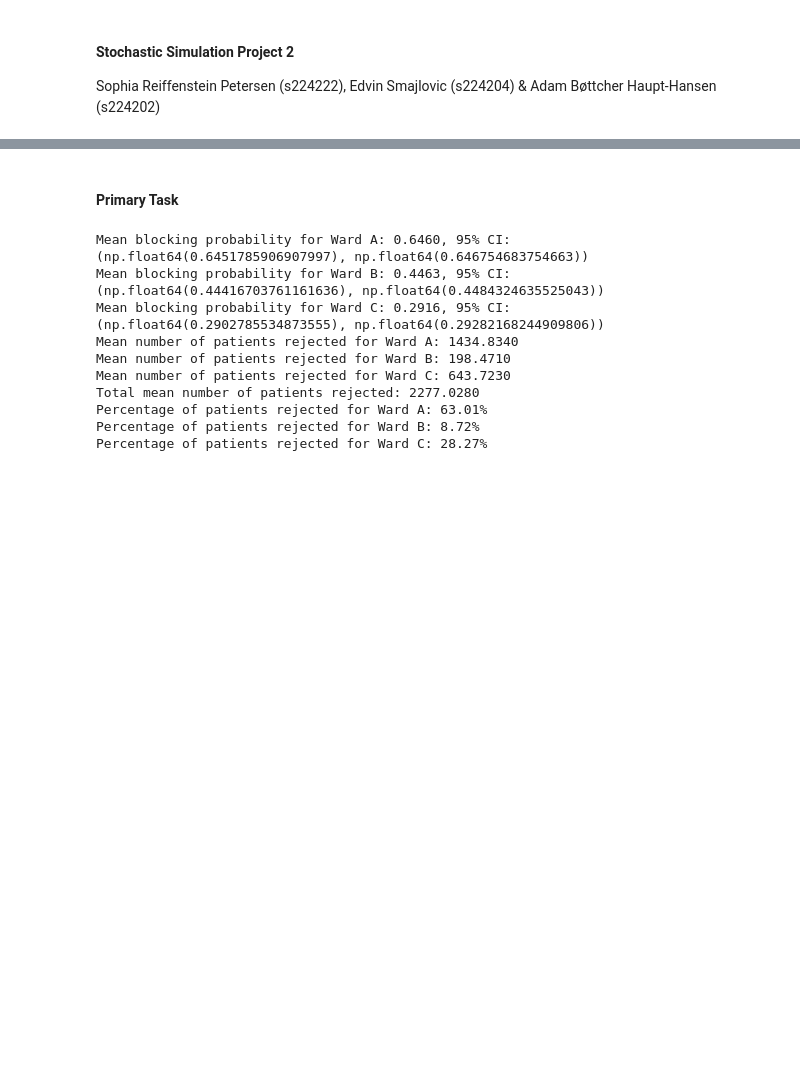
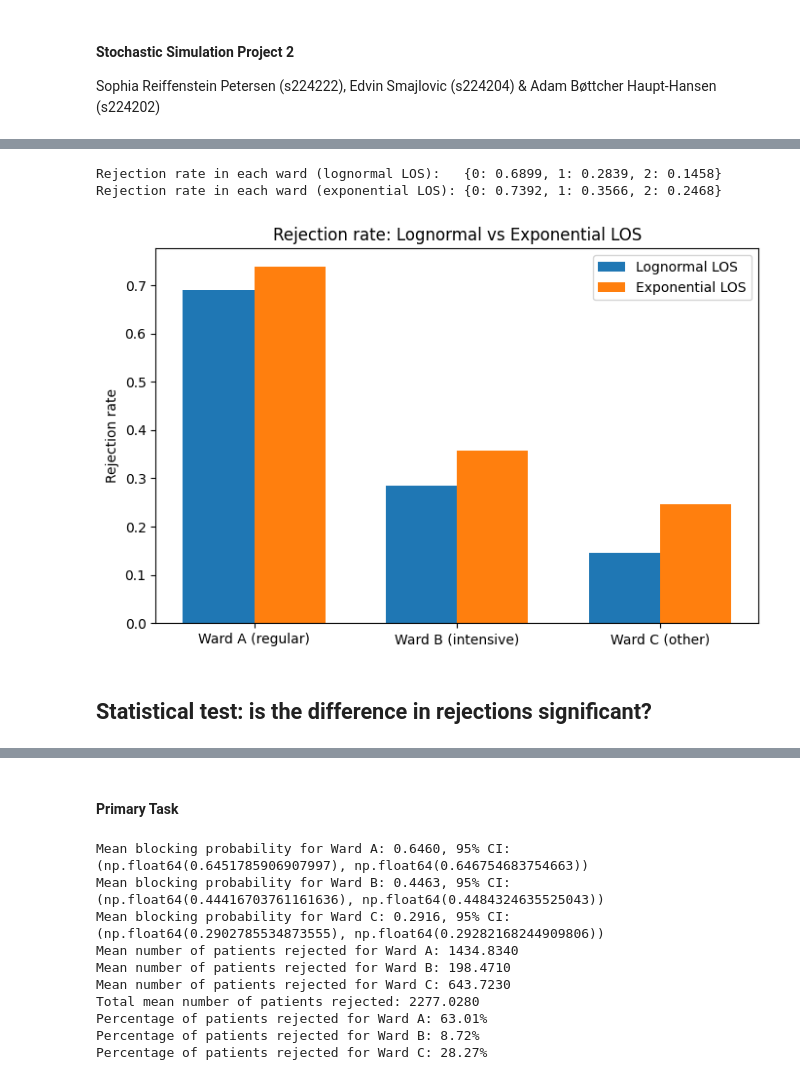
Before and after one commit to SophiaRP00/Stochastic_Project2, a Jupyter notebook: Source_Code_Project2.ipynb, the cells around one changed output, grey strips where cells are left out. Drawn from its saved outputs; the diff is of its cells as text; code cells hidden in the pictures; blank space fills up the shorter version.

```diff
--- a/Source_Code_Project2.ipynb
+++ b/Source_Code_Project2.ipynb
@@ -3,0 +143,37 @@ Sophia Reiffenstein Petersen (s224222), Edvin Smajlovic (s224204) & Adam Bøttch
+# %%
+def los1_exp():
+    return np.random.exponential(scale=8)
+def los2_exp():
+    return np.random.exponential(scale=12)
+def los3_exp():
+    return np.random.exponential(scale=10)
+
+service_rates_exp = [los1_exp, los2_exp, los3_exp]
+ward_rejected_exp, ward_arrivals_exp, occupancy_history_exp, rejection_times_exp = simulate_hospital(
+    arrival_rates, service_rates_exp, ward_capacities, simulation_time
+)
+rejection_rate_exp = {ward: ward_rejected_exp[ward] / ward_arrivals_exp[ward] for ward in ward_rejected_exp}
+
+print("Rejection rate in each ward (lognormal LOS):  ", {ward: round(rate, 4) for ward, rate in rejection_rate.items()})
+print("Rejection rate in each ward (exponential LOS):", {ward: round(rate, 4) for ward, rate in rejection_rate_exp.items()})
+# %% [output]
+Rejection rate in each ward (lognormal LOS):   {0: 0.6899, 1: 0.2839, 2: 0.1458}
+Rejection rate in each ward (exponential LOS): {0: 0.7392, 1: 0.3566, 2: 0.2468}
+# %%
+n_wards = len(ward_names)
+x = np.arange(n_wards)
+width = 0.35
+
+fig, ax = plt.subplots(figsize=(8, 5))
+ax.bar(x - width/2, [rejection_rate[w] for w in range(n_wards)], width, label='Lognormal LOS')
+ax.bar(x + width/2, [rejection_rate_exp[w] for w in range(n_wards)], width, label='Exponential LOS')
+ax.set_xticks(x)
+ax.set_xticklabels(ward_names)
+ax.set_ylabel('Rejection rate')
+ax.set_title('Rejection rate: Lognormal vs Exponential LOS')
+ax.legend()
+plt.show()
+# %% [output]
+[figure, added]
+# %% [markdown]
+## Statistical test: is the difference in rejections significant?
```
Also changed, not shown: parts of 21 cells of this notebook.
